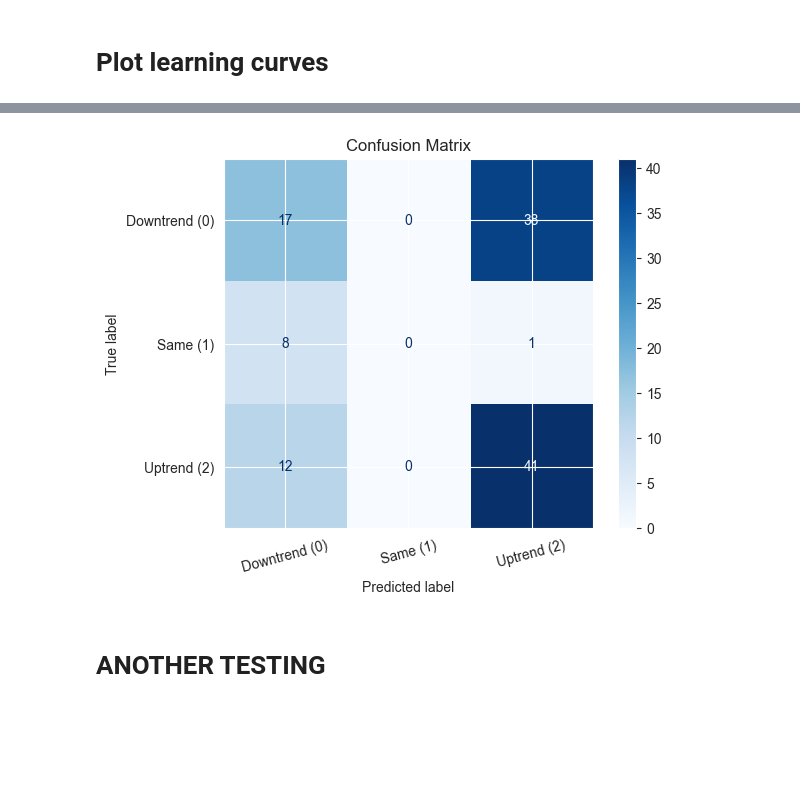
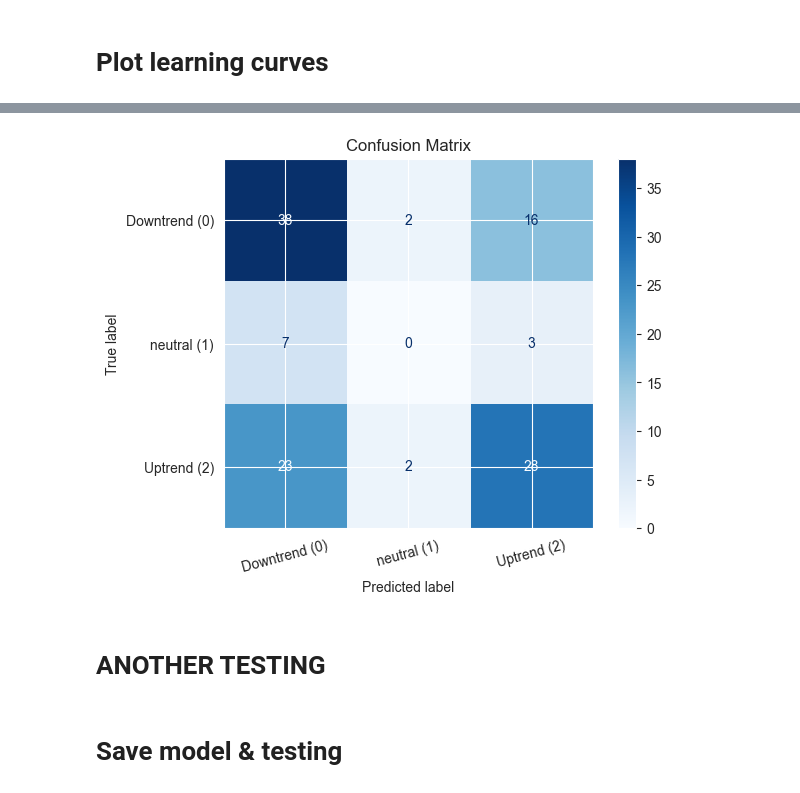
Before and after one commit to riVFerd/next_day_price_prediction, a Jupyter notebook: main-yf.ipynb, the cells around one changed output, grey strips where cells are left out. Drawn from its saved outputs; the diff is of its cells as text; code cells hidden in the pictures; blank space fills up the shorter version.

```diff
--- a/main-yf.ipynb
+++ b/main-yf.ipynb
@@ -599,46 +638,44 @@ from sklearn.utils.class_weight import compute_class_weight
 # Define the LSTM model
 model = Sequential()
 
-# First LSTM block
+# Bidirectional LSTM (first layer)
 model.add(LSTM(64, return_sequences=True, input_shape=(X_train.shape[1], X_train.shape[2])))
-model.add(BatchNormalization())  # Normalize activations
-model.add(Dropout(0.5))
+model.add(BatchNormalization())
 
-# Second LSTM block
-model.add(LSTM(64, return_sequences=False))
+# Middle LSTM Layer
+model.add(LSTM(32, return_sequences=True))
 model.add(BatchNormalization())
-model.add(Dropout(0.5))
+model.add(Dropout(0.3))
+
+# Final LSTM Layer
+model.add(LSTM(16, return_sequences=False))
+model.add(BatchNormalization())
+model.add(Dropout(0.2))
 
 # Dense layer
-model.add(Dense(64, activation='relu'))
+model.add(Dense(8, activation='relu'))
 model.add(BatchNormalization())
-model.add(Dropout(0.5))
+model.add(Dropout(0.1))
 
 # Output layer
 model.add(Dense(3, activation='softmax'))
 
 # Compile the model
 model.summary()
+# class_weights = compute_class_weight(class_weight='balanced', classes=np.unique(y_train), y=y_train)
+# alpha = class_weights.tolist()
+alpha = [0.4, 1.2, 0.4]
 model.compile(optimizer=Adam(),
-              # loss=focal_loss(gamma=2., alpha=[1.0, 0.3, 1.0]),
-              loss="sparse_categorical_crossentropy",
+              loss=focal_loss_with_class_weights(gamma=2.0, alpha=alpha),
+              # loss="sparse_categorical_crossentropy",
               metrics=["accuracy"])
-
-
-# history = model.fit(X_train, y_train, epochs=50, batch_size=32)
-# f1_callback = F1ScoreCallback(validation_data=(X_val, y_val))
-# Example: down=1.0, same=0.3, up=1.0
-class_weights = {0: 1.0, 1: 0.3, 2: 1.0}
-
-class_weights = dict(enumerate(class_weights))
-
 
 history = model.fit(
     X_train, y_train,
     validation_data=(X_val, y_val),
     epochs=50,
     batch_size=32,
-    callbacks=[early_stop, reduce_lr, model_checkpoint, f1_callback]
+    callbacks=[model_checkpoint, f1_callback]
 )
 
 loss, accuracy = model.evaluate(X_test, y_test)
@@ -721,7 +772,7 @@ y_pred = y_pred_probs.argmax(axis=1)
 
 # Confusion matrix
 cm = confusion_matrix(y_test, y_pred)
-labels = ['Downtrend (0)', 'Same (1)', 'Uptrend (2)']
+labels = ['Downtrend (0)', 'neutral (1)', 'Uptrend (2)']
 
 # Plot
 disp = ConfusionMatrixDisplay(confusion_matrix=cm, display_labels=labels)
@@ -734,4 +785,4 @@ plt.show()
-[figure, old version]
+[figure, new version]
 # %% [markdown]
 # ANOTHER TESTING
 # %%
@@ -788,3 +852,5 @@ plt.show()
 # %%
 # import tensorflow as tf
 # print(tf.config.list_physical_devices('GPU'))
+# %% [markdown]
+# Save model & testing
```
Also changed, not shown: parts of 22 cells of this notebook, 11 other files.
